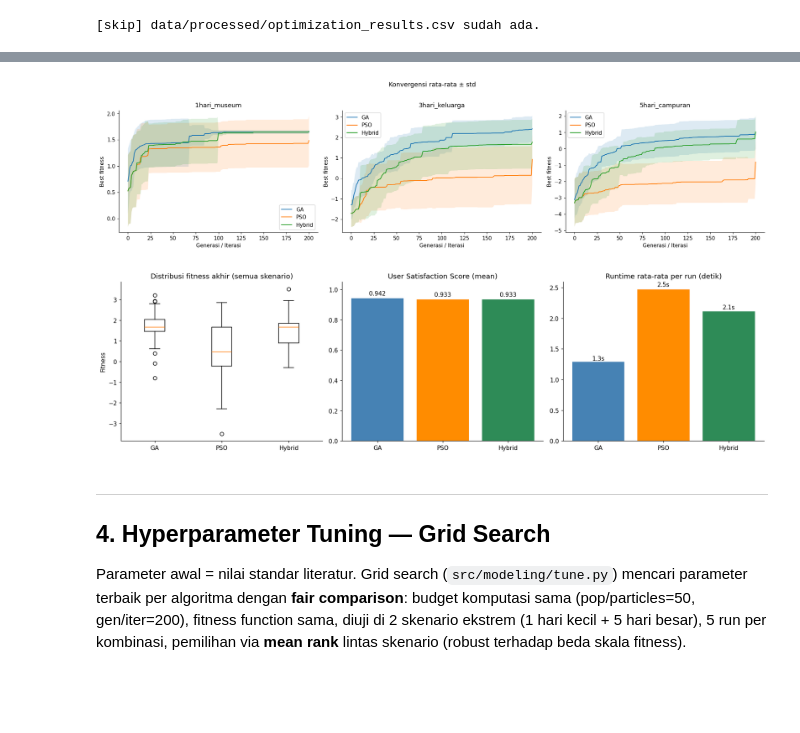
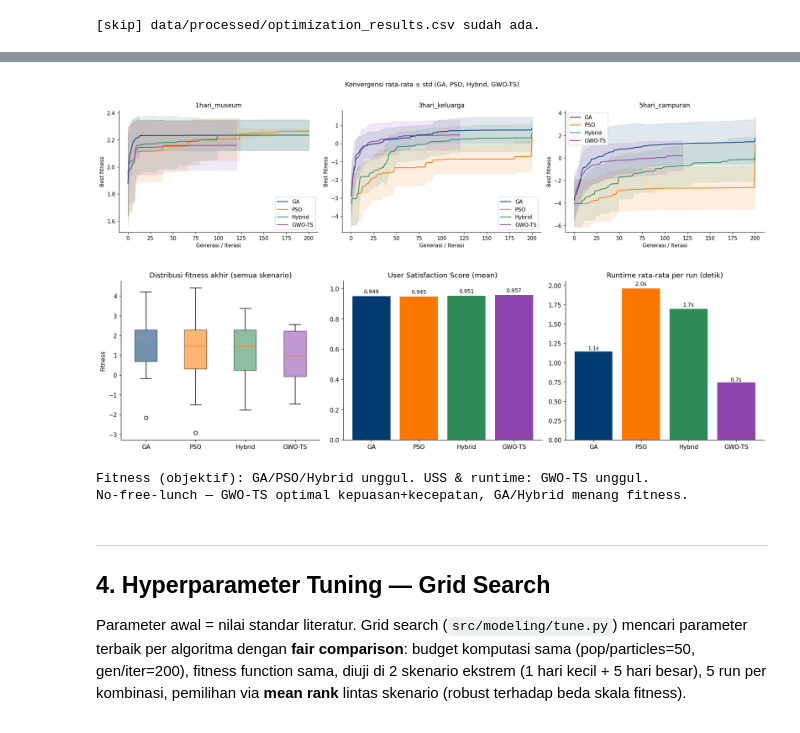
Before and after one commit to Hazjel/sistem-rekomendasi-destinasi-wisata-jakarta, a Jupyter notebook: notebooks/06_optimization.ipynb, the cells around one changed output, grey strips where cells are left out. Cells and saved outputs as stored; diff of their text form; code cells hidden in the pictures; blank space fills up the shorter version.

```diff
--- a/notebooks/06_optimization.ipynb
+++ b/notebooks/06_optimization.ipynb
@@ -234,17 +235,21 @@ Peta tersimpan -> data/processed/itinerary_map.html (buka langsung di browser)
 Kurva best-fitness per generasi/iterasi, ketiga algoritma pada problem yang sama.
 # %%
 # verbose=True: progress konvergensi tiap 50 generasi/iterasi per algoritma
+from gwo_ts import run_gwo_ts
 results_single = {}
-for name, fn in [('GA', run_ga), ('PSO', run_pso), ('Hybrid', run_hybrid)]:
+for name, fn in [('GA', run_ga), ('PSO', run_pso), ('Hybrid', run_hybrid),
+                 ('GWO-TS', run_gwo_ts)]:
     print(f'--- {name} ---')
     results_single[name] = fn(prob, seed=config.RANDOM_SEED, verbose=True)
 
+algo_col = {'GA': '#003b72', 'PSO': '#fb7800', 'Hybrid': '#2e8b57', 'GWO-TS': '#8e44ad'}
 fig, ax = plt.subplots(figsize=(9, 5))
 for name, r in results_single.items():
-    ax.plot(r['history'], label=f"{name} (akhir: {r['best_fitness']:.2f})")
+    ax.plot(r['history'], label=f"{name} (akhir: {r['best_fitness']:.2f})",
+            color=algo_col[name])
 ax.set_xlabel('Generasi / Iterasi')
 ax.set_ylabel('Best fitness')
-ax.set_title(f'Konvergensi GA vs PSO vs Hybrid — {len(ids)} kandidat, {N_HARI} hari')
+ax.set_title(f'Konvergensi GA vs PSO vs Hybrid vs GWO-TS — {len(ids)} kandidat, {N_HARI} hari')
 ax.legend()
 plt.tight_layout()
 plt.show()
@@ -312,51 +319,62 @@ scenario       algorithm
 # %%
-# [STATS] kurva konvergensi rata-rata ± std per skenario
+# [STATS] kurva konvergensi rata-rata ± std per skenario (4 algoritma)
 conv = pd.read_csv(config.CONVERGENCE_LOG_CSV)
 scenarios = conv['scenario'].unique()
+algo_col = {'GA': '#003b72', 'PSO': '#fb7800', 'Hybrid': '#2e8b57', 'GWO-TS': '#8e44ad'}
 fig, axes = plt.subplots(1, len(scenarios), figsize=(6 * len(scenarios), 4.5),
                          squeeze=False)
 for ax, sc in zip(axes[0], scenarios):
     sub = conv[conv['scenario'] == sc]
-    for algo in ['GA', 'PSO', 'Hybrid']:
+    for algo, col in algo_col.items():
         g = (sub[sub['algorithm'] == algo]
              .groupby('generation')['best_fitness'].agg(['mean', 'std']))
-        ax.plot(g.index, g['mean'], label=algo)
-        ax.fill_between(g.index, g['mean'] - g['std'], g['mean'] + g['std'], alpha=0.15)
+        if g.empty:
+            continue
+        ax.plot(g.index, g['mean'], label=algo, color=col)
+        ax.fill_between(g.index, g['mean'] - g['std'], g['mean'] + g['std'],
+                        alpha=0.12, color=col)
     ax.set_title(sc)
     ax.set_xlabel('Generasi / Iterasi')
     ax.set_ylabel('Best fitness')
     ax.legend()
-plt.suptitle('Konvergensi rata-rata ± std', y=1.02)
+plt.suptitle('Konvergensi rata-rata ± std (GA, PSO, Hybrid, GWO-TS)', y=1.02)
 plt.tight_layout()
 plt.show()
 # %% [output]
-[figure, old version]
+[figure, new version]
 # %%
-# [STATS] boxplot fitness akhir + bar USS & runtime
+# [STATS] boxplot fitness akhir + bar USS & runtime (4 algoritma)
 fig, axes = plt.subplots(1, 3, figsize=(16, 4.5))
-order = ['GA', 'PSO', 'Hybrid']
+order = ['GA', 'PSO', 'Hybrid', 'GWO-TS']
+colors = ['#003b72', '#fb7800', '#2e8b57', '#8e44ad']
 
 data = [res[res['algorithm'] == a]['fitness'] for a in order]
-axes[0].boxplot(data, tick_labels=order)
+bp = axes[0].boxplot(data, tick_labels=order, patch_artist=True)
+for patch, col in zip(bp['boxes'], colors):
+    patch.set_facecolor(col); patch.set_alpha(0.55)
 axes[0].set_title('Distribusi fitness akhir (semua skenario)')
 axes[0].set_ylabel('Fitness')
 
 uss_mean = res.groupby('algorithm')['uss'].mean().reindex(order)
-axes[1].bar(order, uss_mean, color=['steelblue', 'darkorange', 'seagreen'])
+axes[1].bar(order, uss_mean, color=colors)
 axes[1].set_title('User Satisfaction Score (mean)')
 axes[1].set_ylim(0, 1.05)
 for i, v in enumerate(uss_mean):
-    axes[1].text(i, v + 0.02, f'{v:.3f}', ha='center')
+    axes[1].text(i, v + 0.02, f'{v:.3f}', ha='center', fontsize=9)
 
 rt = res.groupby('algorithm')['runtime_sec'].mean().reindex(order)
-axes[2].bar(order, rt, color=['steelblue', 'darkorange', 'seagreen'])
+axes[2].bar(order, rt, color=colors)
 axes[2].set_title('Runtime rata-rata per run (detik)')
 for i, v in enumerate(rt):
-    axes[2].text(i, v * 1.02, f'{v:.1f}s', ha='center')
+    axes[2].text(i, v * 1.02, f'{v:.1f}s', ha='center', fontsize=9)
 plt.tight_layout()
 plt.show()
+print('Fitness (objektif): GA/PSO/Hybrid unggul. USS & runtime: GWO-TS unggul.')
+print('No-free-lunch — GWO-TS optimal kepuasan+kecepatan, GA/Hybrid menang fitness.')
 # %% [output]
-[figure, old version]
+[figure, new version]
+Fitness (objektif): GA/PSO/Hybrid unggul. USS & runtime: GWO-TS unggul.
+No-free-lunch — GWO-TS optimal kepuasan+kecepatan, GA/Hybrid menang fitness.
 # %% [markdown]
 ---
 ## 4. Hyperparameter Tuning — Grid Search
```
Also changed, not shown: parts of 7 cells of this notebook, 1 other file.
